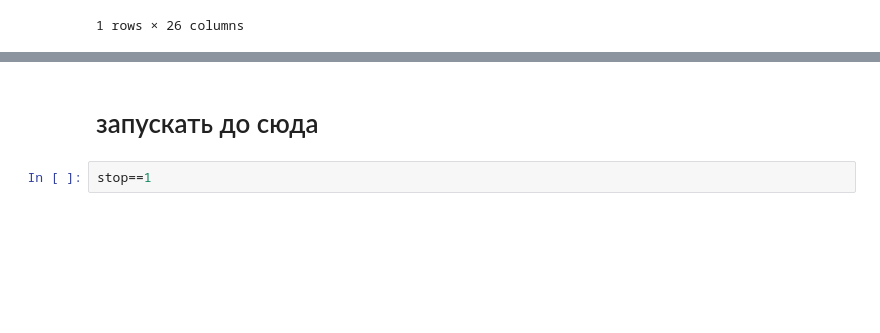
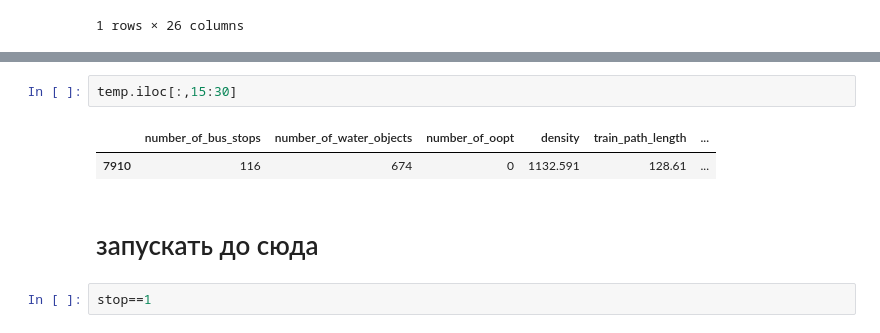
Before and after one commit to alexandermorozzov/transport_frames, a Jupyter notebook: notebooks/projecting.ipynb, the cells around one changed output, grey strips where cells are left out. Saved outputs shown, nothing was run; the diff lists cells and outputs as text; blank space fills up the shorter version.

```diff
--- a/notebooks/projecting.ipynb
+++ b/notebooks/projecting.ipynb
@@ -151,3 +177,8 @@ nearest_settlement_centers
+# %%
+temp.iloc[:,15:30]
+# %% [output]
+|  | number_of_bus_stops | number_of_water_objects | number_of_oopt | density | train_path_length | ... |
+| 7910 | 116 | 674 | 0 | 1132.591 | 128.61 | ... |
 # %% [markdown]
 # запускать до сюда
 # %%
```
Also changed, not shown: parts of 6 cells of this notebook, 1 other file.
